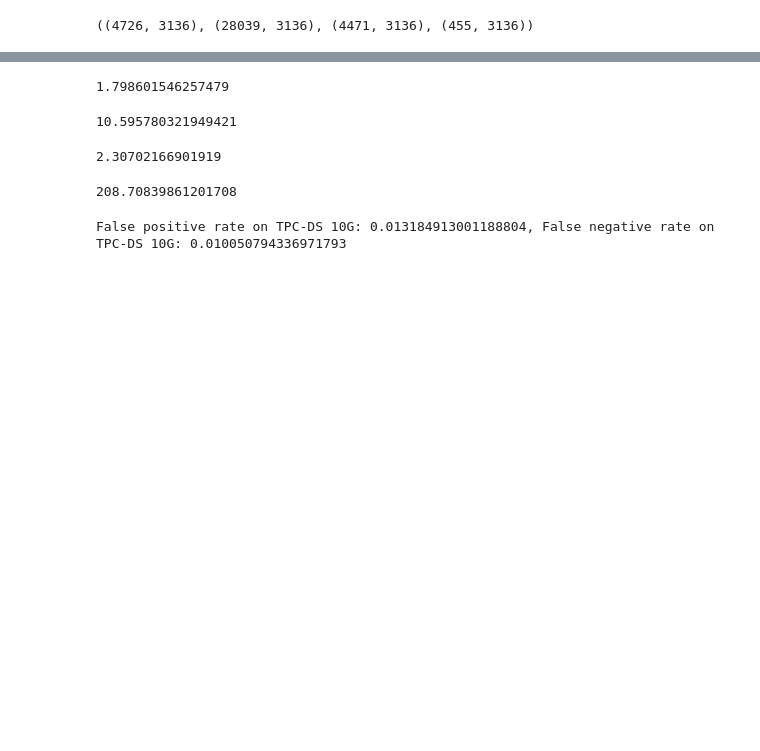
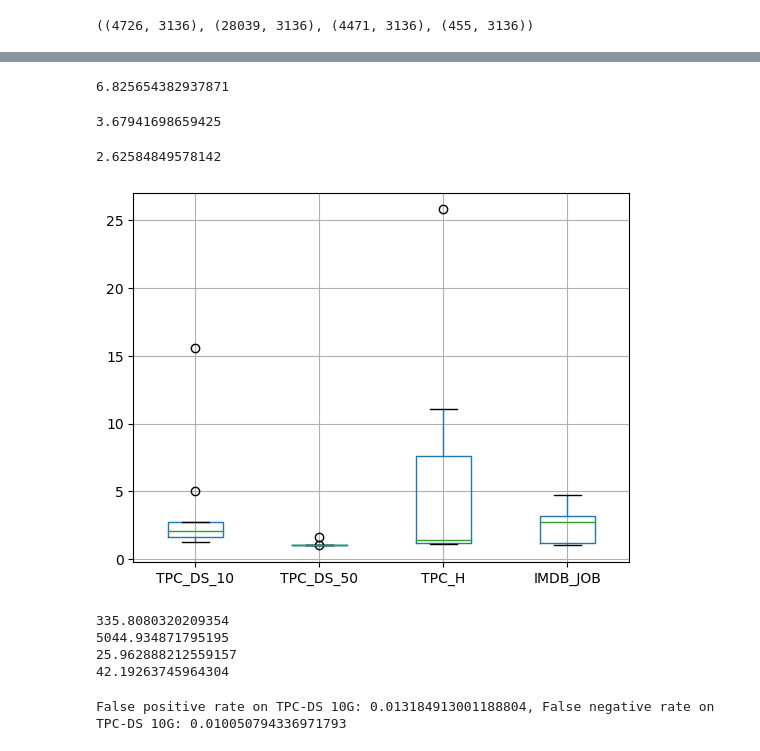
Before and after one commit to maffinnn/index_selection_evaluation, a Jupyter notebook: DISTILL.ipynb, the cells around one changed output, grey strips where cells are left out. Drawn from its saved outputs; the diff is of its cells as text; code cells hidden in the pictures; blank space fills up the shorter version.

```diff
--- a/DISTILL.ipynb
+++ b/DISTILL.ipynb
@@ -982,28 +1074,54 @@ features_combined_DS_50G.shape, features_combined_DS_10G.shape, features_combine
 # %%
-train_size = 0.67
-
-X_train_combined_DS_10G, X_test_combined_DS_10G, y_train_combined_DS_10G, y_test_combined_DS_10G = train_test_split(features_combined_DS_10G_encoded, labels_combined_DS_10G, test_size=0.33, random_state=2024)
-
-regr = RandomForestRegressor(n_estimators=50, max_depth=23, random_state=0).fit(X_train_combined_DS_10G, y_train_combined_DS_10G)
+# regr = RandomForestRegressor(n_estimators=50, max_depth=23, random_state=0).fit(X_train_combined_DS_10G, y_train_combined_DS_10G)
 y_estimated_combined_DS_10G = regr.predict(X_test_combined_DS_10G)
 q_error(y_test_combined_DS_10G, y_estimated_combined_DS_10G)
 # %% [output]
-1.798601546257479
+6.825654382937871
-# %%
-y_estimated_combined_DS_50G = regr.predict(features_combined_DS_50G_encoded)
-q_error(labels_combined_DS_50G, y_estimated_combined_DS_50G)
-# %% [output]
-10.595780321949421
-# %%
-y_estimated_combined_H = regr.predict(features_combined_H_encoded)
-q_error(labels_combined_H, y_estimated_combined_H)
-# %% [output]
-2.30702166901919
-# %%
-y_estimated_combined_DSB = regr.predict(features_combined_DSB_encoded)
-q_error(labels_combined_DSB, y_estimated_combined_DSB)
-# %% [output]
-208.70839861201708
+# %%
+# regr = RandomForestRegressor(n_estimators=50, max_depth=23, random_state=0).fit(X_train_combined_H, y_train_combined_H)
+y_estimated_combined_H = regr.predict(X_test_combined_H)
+q_error(y_test_combined_H, y_estimated_combined_H)
+# %% [output]
+3.67941698659425
+# %%
+# regr = RandomForestRegressor(n_estimators=50, max_depth=23, random_state=0).fit(X_train_combined_JOB, y_train_combined_JOB)
+y_estimated_combined_JOB = regr.predict(X_test_combined_JOB)
+q_error(y_test_combined_JOB, y_estimated_combined_JOB)
+# %% [output]
+2.62584849578142
+# %%
+from random import sample
+
+sample_count = 10
+result_dic = {
+        "TPC_DS_10": [q_error([y_test_combined_DS_10G[i]], [y_estimated_combined_DS_10G[i]]) for i in range(len(y_test_combined_DS_10G))],
+        "TPC_DS_50": [q_error([y_test_combined_DS_50G[i]], [y_estimated_combined_DS_50G[i]]) for i in range(len(y_test_combined_DS_50G))],
+        "TPC_H": [q_error([y_test_combined_H[i]], [y_estimated_combined_H[i]]) for i in range(len(y_test_combined_H))],
+        "IMDB_JOB": [q_error([y_test_combined_JOB[i]], [y_estimated_combined_JOB[i]]) for i in range(len(y_test_combined_JOB))],
+    }
+
+df = pd.DataFrame(data = {
+    "TPC_DS_10": sorted(sample(result_dic["TPC_DS_10"], sample_count)),
+    "TPC_DS_50": sorted(sample(result_dic["TPC_DS_50"], sample_count)),
+    "TPC_H": sorted(sample(result_dic["TPC_H"], sample_count)),
+    "IMDB_JOB": sorted(sample(result_dic["IMDB_JOB"], sample_count))
+})
+
+df.boxplot()
+plt.show()
+# %% [output]
+[figure, added]
+# %%
+percentile = 100
+print(np.percentile(result_dic["TPC_DS_50"], percentile))
+print(np.percentile(result_dic["TPC_DS_10"], percentile))
+print(np.percentile(result_dic["TPC_H"], percentile))
+print(np.percentile(result_dic["IMDB_JOB"], percentile))
+# %% [output]
+335.8080320209354
+5044.934871795195
+25.962888212559157
+42.19263745964304
 # %%
 percentage_diff_list_true_DS_10G, percentage_diff_list_estimated_DS_10G = get_percentage_diff(DS_10G_data, flattened_ids_combined_DS_10G, y_test_combined_DS_10G, y_estimated_combined_DS_10G)
 true_positive, true_negative, false_positive, false_negative = precision_score(percentage_diff_list_true_DS_10G, percentage_diff_list_estimated_DS_10G, filter_threshold)
```
Also changed, not shown: parts of 74 cells of this notebook, 8 other files.
